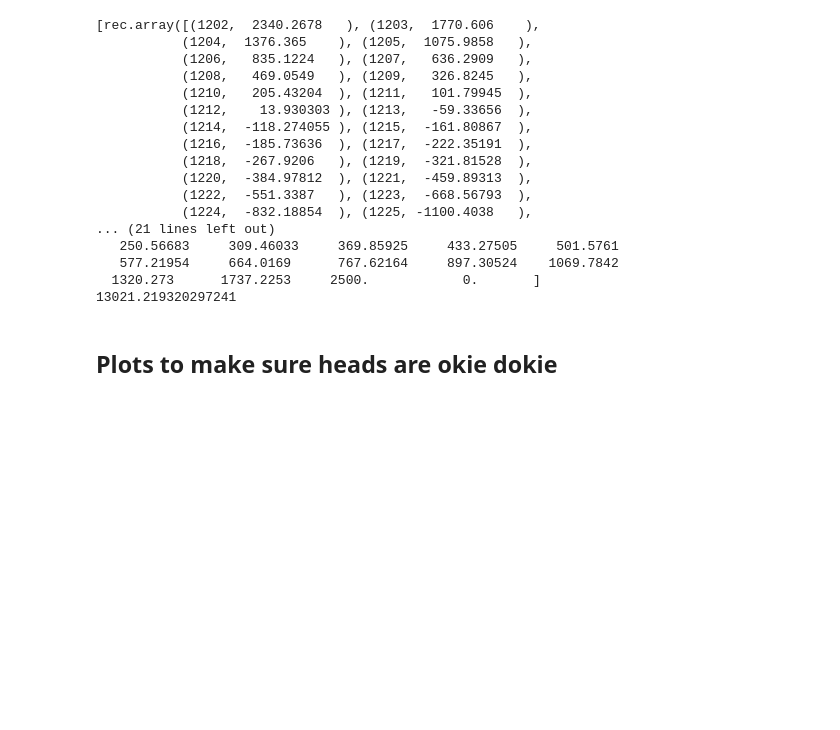
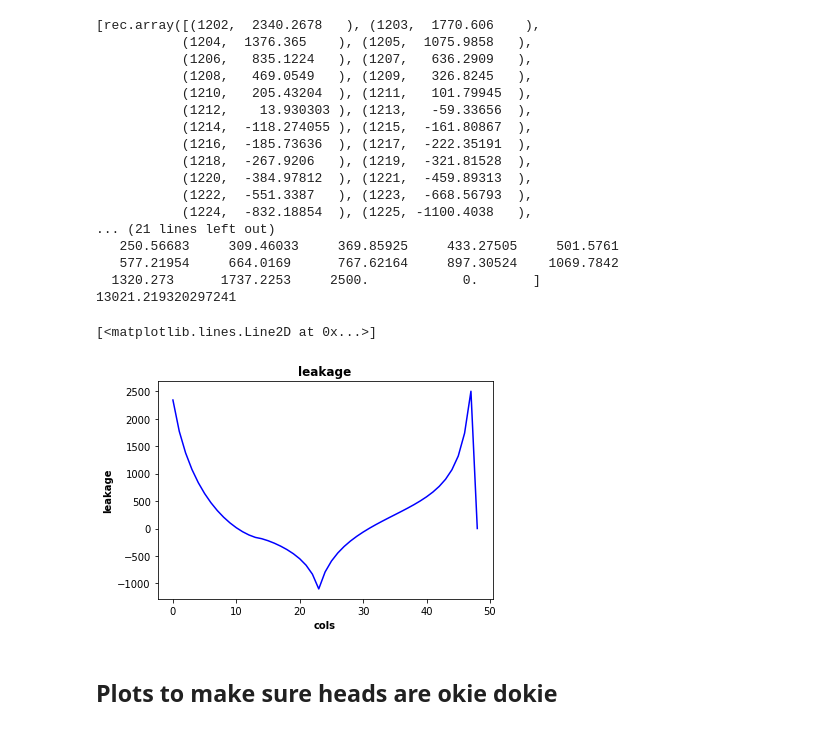
Before and after one commit to groundwater-modeling-Spring2020/Aguaseca_Project, a Jupyter notebook: Domain setup/Domain_Setup_Abe.ipynb, the cells around one changed output. Saved outputs shown, nothing was run; the diff lists cells and outputs as text; code cells hidden in the pictures; blank space fills up the shorter version.

Commit message:
add leakage plot

```diff
--- a/Domain setup/Domain_Setup_Abe.ipynb
+++ b/Domain setup/Domain_Setup_Abe.ipynb
@@ -609,6 +609,21 @@ print(sum(leakage[0].q))
    577.21954     664.0169      767.62164     897.30524    1069.7842
   1320.273      1737.2253     2500.            0.       ]
 13021.219320297241
+# %%
+total_leakage = leakage[0].q
+len(total_leakage)
+cols = list(range(49))
+len(cols)
+
+
+plt.subplot(1, 1, 1)
+plt.title("leakage",fontweight='bold')
+plt.xlabel('cols',fontweight='bold')
+plt.ylabel('leakage',fontweight='bold')
+plt.plot(cols, total_leakage, 'b-')
+# %% [output]
+[<matplotlib.lines.Line2D at 0x...>]
+[figure, added]
 # %% [markdown]
 ## Plots to make sure heads are okie dokie
 # %%
```
Also changed, not shown: parts of 5 cells of this notebook.
